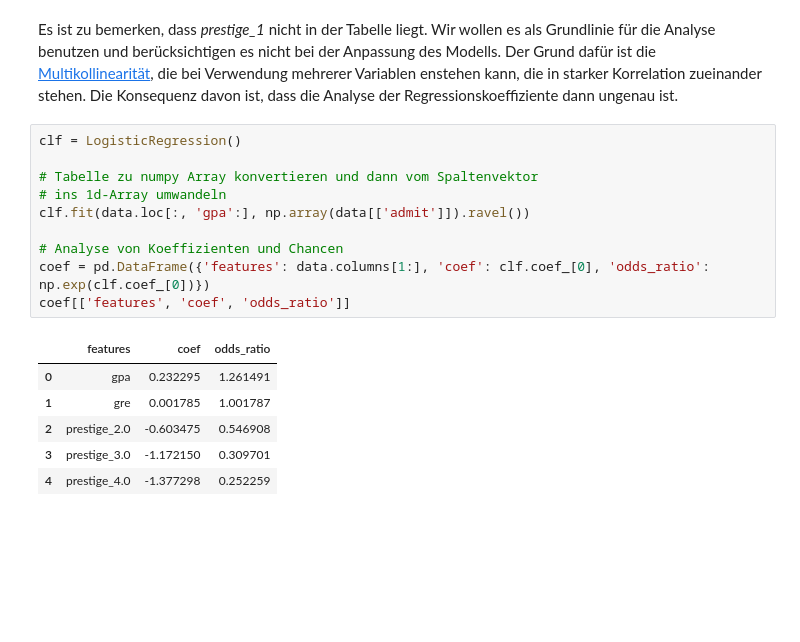
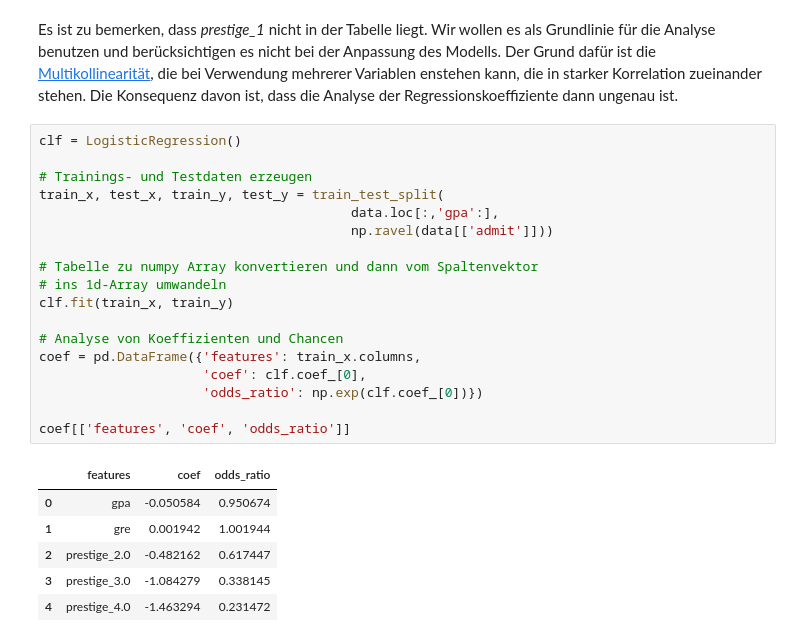
Before and after one commit to emomicrowave/machine-learning-tutorials, a Jupyter notebook: 04-logistic_regression/tutorial.ipynb, the cells around one changed output. Drawn from its saved outputs; the diff is of its cells as text; blank space fills up the shorter version.

```diff
--- a/04-logistic_regression/tutorial.ipynb
+++ b/04-logistic_regression/tutorial.ipynb
@@ -178,17 +200,25 @@ Es ist zu bemerken, dass *prestige_1* nicht in der Tabelle liegt. Wir wollen es
 # %%
 clf = LogisticRegression()
 
+# Trainings- und Testdaten erzeugen
+train_x, test_x, train_y, test_y = train_test_split(
+                                        data.loc[:,'gpa':],
+                                        np.ravel(data[['admit']]))
+
 # Tabelle zu numpy Array konvertieren und dann vom Spaltenvektor
 # ins 1d-Array umwandeln
-clf.fit(data.loc[:, 'gpa':], np.array(data[['admit']]).ravel())
+clf.fit(train_x, train_y)
 
 # Analyse von Koeffizienten und Chancen
-coef = pd.DataFrame({'features': data.columns[1:], 'coef': clf.coef_[0], 'odds_ratio': np.exp(clf.coef_[0])})
+coef = pd.DataFrame({'features': train_x.columns,
+                     'coef': clf.coef_[0],
+                     'odds_ratio': np.exp(clf.coef_[0])})
+
 coef[['features', 'coef', 'odds_ratio']]
 # %% [output]
 |  | features | coef | odds_ratio |
-| 0 | gpa | 0.232295 | 1.261491 |
-| 1 | gre | 0.001785 | 1.001787 |
-| 2 | prestige_2.0 | -0.603475 | 0.546908 |
-| 3 | prestige_3.0 | -1.172150 | 0.309701 |
-| 4 | prestige_4.0 | -1.377298 | 0.252259 |
+| 0 | gpa | -0.050584 | 0.950674 |
+| 1 | gre | 0.001942 | 1.001944 |
+| 2 | prestige_2.0 | -0.482162 | 0.617447 |
+| 3 | prestige_3.0 | -1.084279 | 0.338145 |
+| 4 | prestige_4.0 | -1.463294 | 0.231472 |
```
Also changed, not shown: parts of 9 cells of this notebook.
